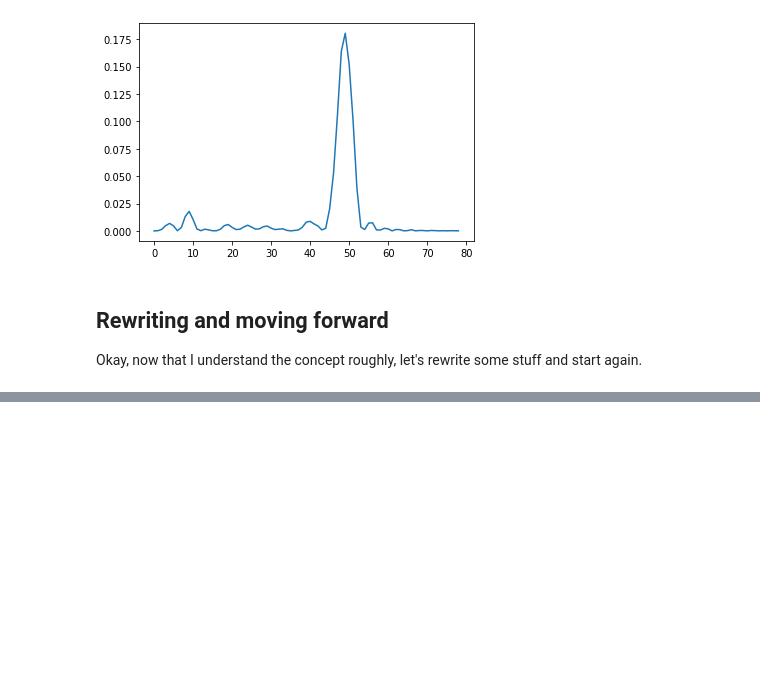
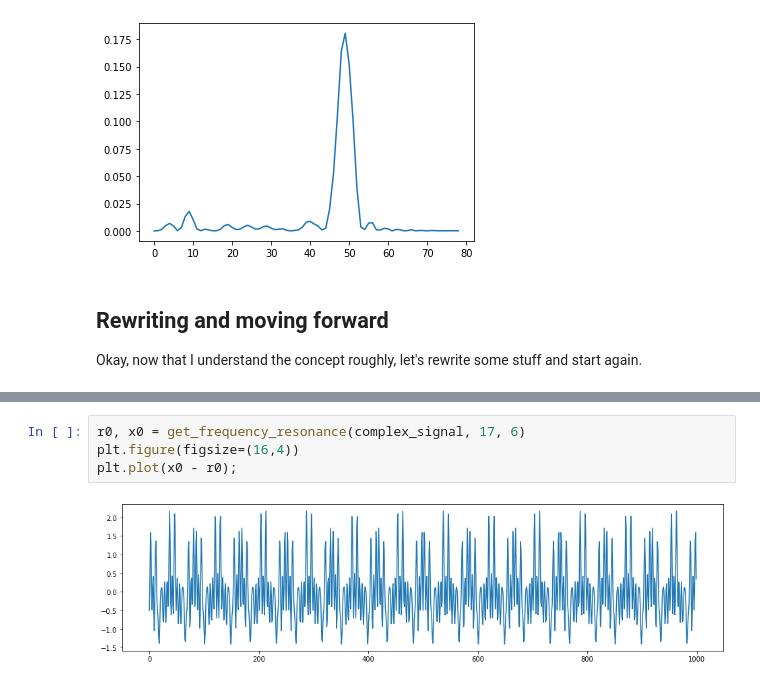
Before and after one commit to pvwoods/elko, a Jupyter notebook: notebooks/ms-stft.ipynb, the cells around one changed output, grey strips where cells are left out. Saved outputs shown, nothing was run; the diff lists cells and outputs as text; blank space fills up the shorter version.

```diff
--- a/notebooks/ms-stft.ipynb
+++ b/notebooks/ms-stft.ipynb
@@ -175,0 +192,6 @@ plt.plot(build_complex_signal([3, 2]))
+# %%
+r0, x0 = get_frequency_resonance(complex_signal, 17, 6)
+plt.figure(figsize=(16,4))
+plt.plot(x0 - r0);
+# %% [output]
+[figure, added]
```
Also changed, not shown: parts of 5 cells of this notebook.
